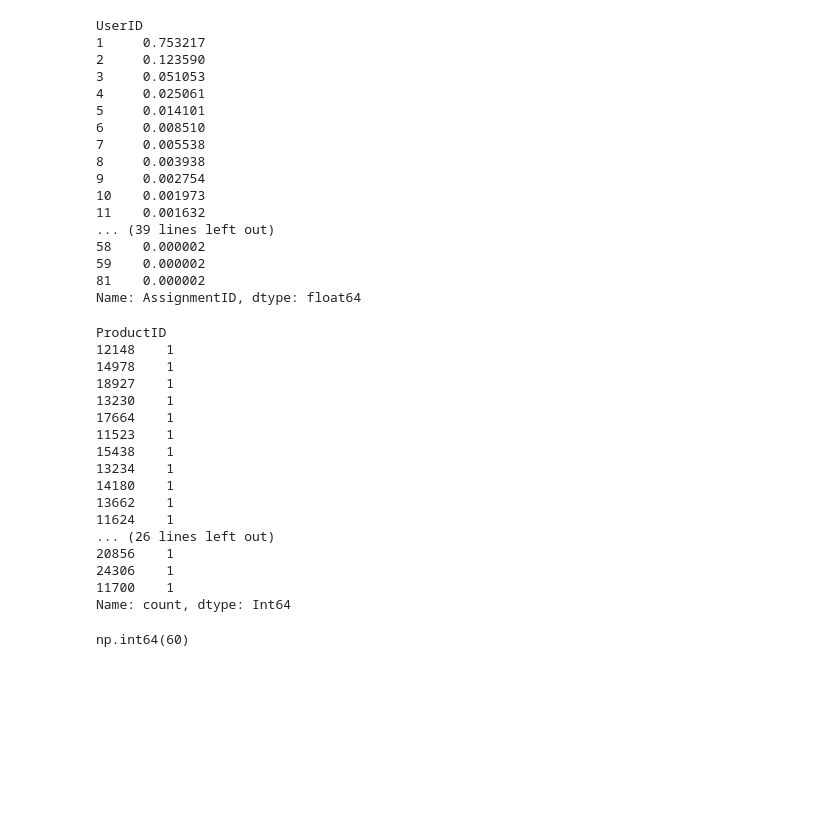
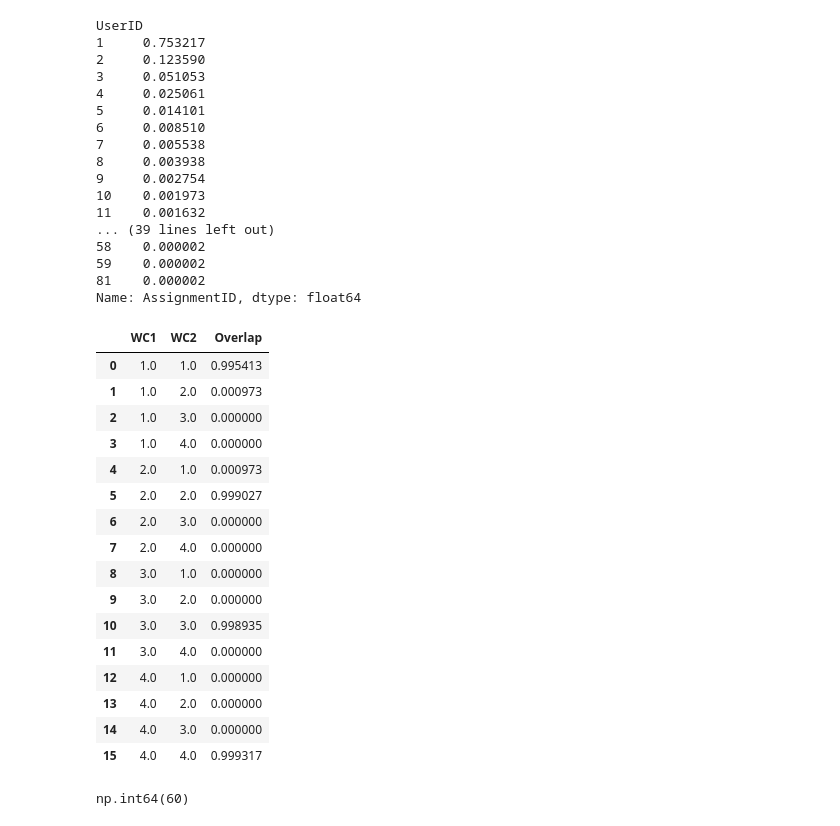
Before and after one commit to JiashenWangg/Lucas_Systems_Capstone_Project, a Jupyter notebook: EDA_Conan/RT_eda2.ipynb, the cells around one changed output. Cells and saved outputs as stored; diff of their text form; code cells hidden in the pictures; blank space fills up the shorter version.

```diff
--- a/EDA_Conan/RT_eda2.ipynb
+++ b/EDA_Conan/RT_eda2.ipynb
@@ -115,32 +137,41 @@ UserID
 Name: AssignmentID, dtype: float64
 # %%
 work1234 = ["1.0", "2.0", "3.0", "4.0"]
-products_df = pd.DataFrame()
-for wc in work1234:
-    sub_df = rt[rt["WorkCode"] == wc]
-    top_prods = sub_df.groupby("ProductID")["UserID"].count().reset_index().sort_values("UserID", ascending=False).iloc[:10, :]
-    top_prods["WorkCode"] = wc
-    products_df = pd.concat([products_df, top_prods])
+wc1_array = []
+wc2_array = []
+vals = []
+for wc1 in work1234:
+    sub1 = rt[rt["WorkCode"] == wc1]
+    arr1 = np.unique(sub1["ProductID"])
+    for wc2 in work1234:
+        sub2 = rt[rt["WorkCode"] == wc2]
+        arr2 = np.unique(sub2["ProductID"])
+        overlap = np.intersect1d(arr1, arr2, assume_unique=True)
+        big = np.max(np.array([len(arr1), len(arr2)]))
+        wc1_array.append(wc1)
+        wc2_array.append(wc2)
+        vals.append(len(overlap)/big)
 
-products_df["ProductID"].value_counts()
+products_df = pd.DataFrame({"WC1": wc1_array, "WC2": wc2_array, "Overlap": vals})
+products_df
 # %% [output]
-ProductID
-12148    1
-14978    1
-18927    1
-13230    1
-17664    1
-11523    1
-15438    1
-13234    1
-14180    1
-13662    1
-11624    1
-... (26 lines left out)
-20856    1
-24306    1
-11700    1
-Name: count, dtype: Int64
+|  | WC1 | WC2 | Overlap |
+| 0 | 1.0 | 1.0 | 0.995413 |
+| 1 | 1.0 | 2.0 | 0.000973 |
+| 2 | 1.0 | 3.0 | 0.000000 |
+| 3 | 1.0 | 4.0 | 0.000000 |
+| 4 | 2.0 | 1.0 | 0.000973 |
+| 5 | 2.0 | 2.0 | 0.999027 |
+| 6 | 2.0 | 3.0 | 0.000000 |
+| 7 | 2.0 | 4.0 | 0.000000 |
+| 8 | 3.0 | 1.0 | 0.000000 |
+| 9 | 3.0 | 2.0 | 0.000000 |
+| 10 | 3.0 | 3.0 | 0.998935 |
+| 11 | 3.0 | 4.0 | 0.000000 |
+| 12 | 4.0 | 1.0 | 0.000000 |
+| 13 | 4.0 | 2.0 | 0.000000 |
+| 14 | 4.0 | 3.0 | 0.000000 |
+| 15 | 4.0 | 4.0 | 0.999317 |
 # %%
 work56 = ["1.0" "2.0", "3.0", "4.0"]
 products_df = pd.DataFrame()
```
Also changed, not shown: parts of 3 cells of this notebook.
